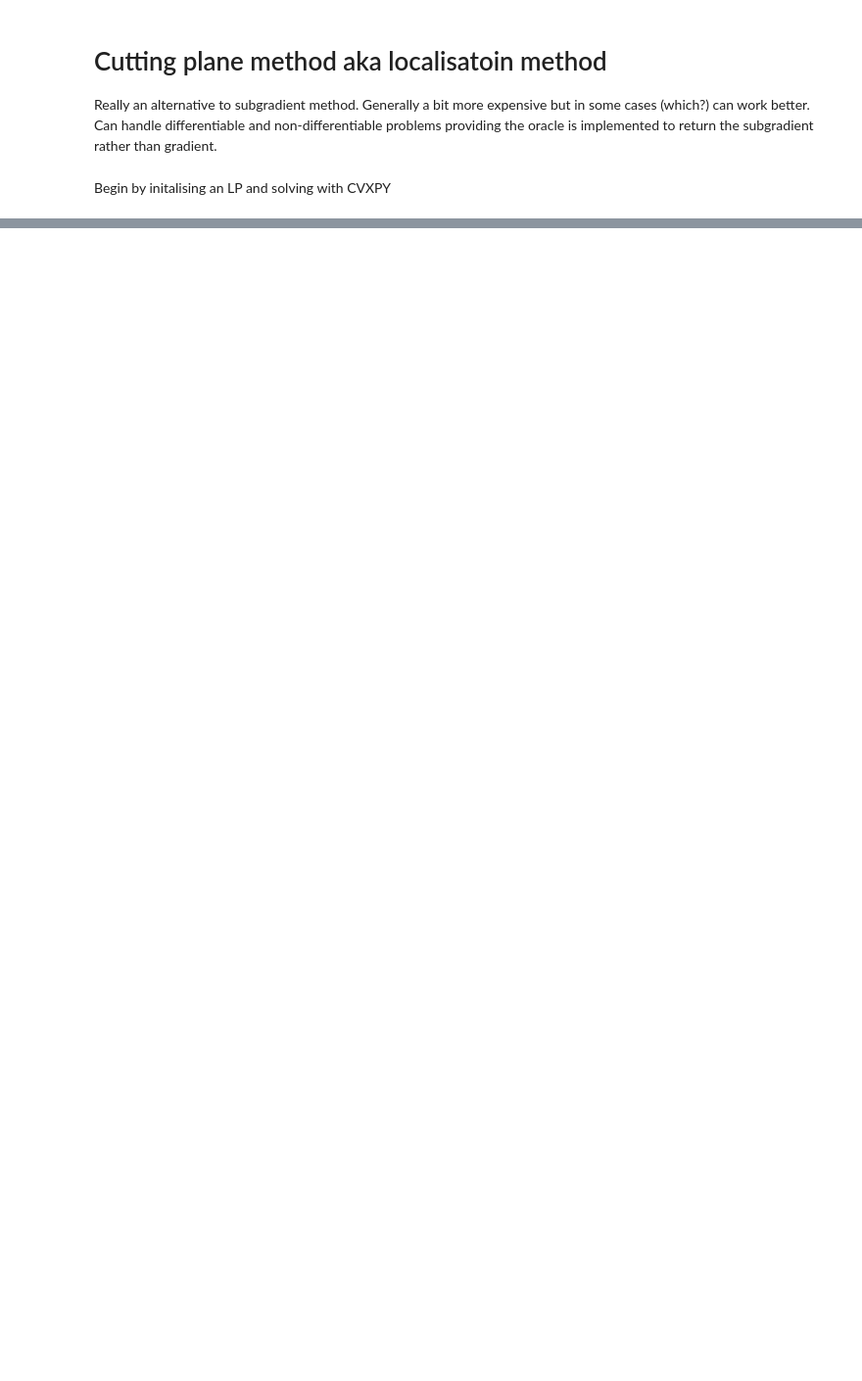
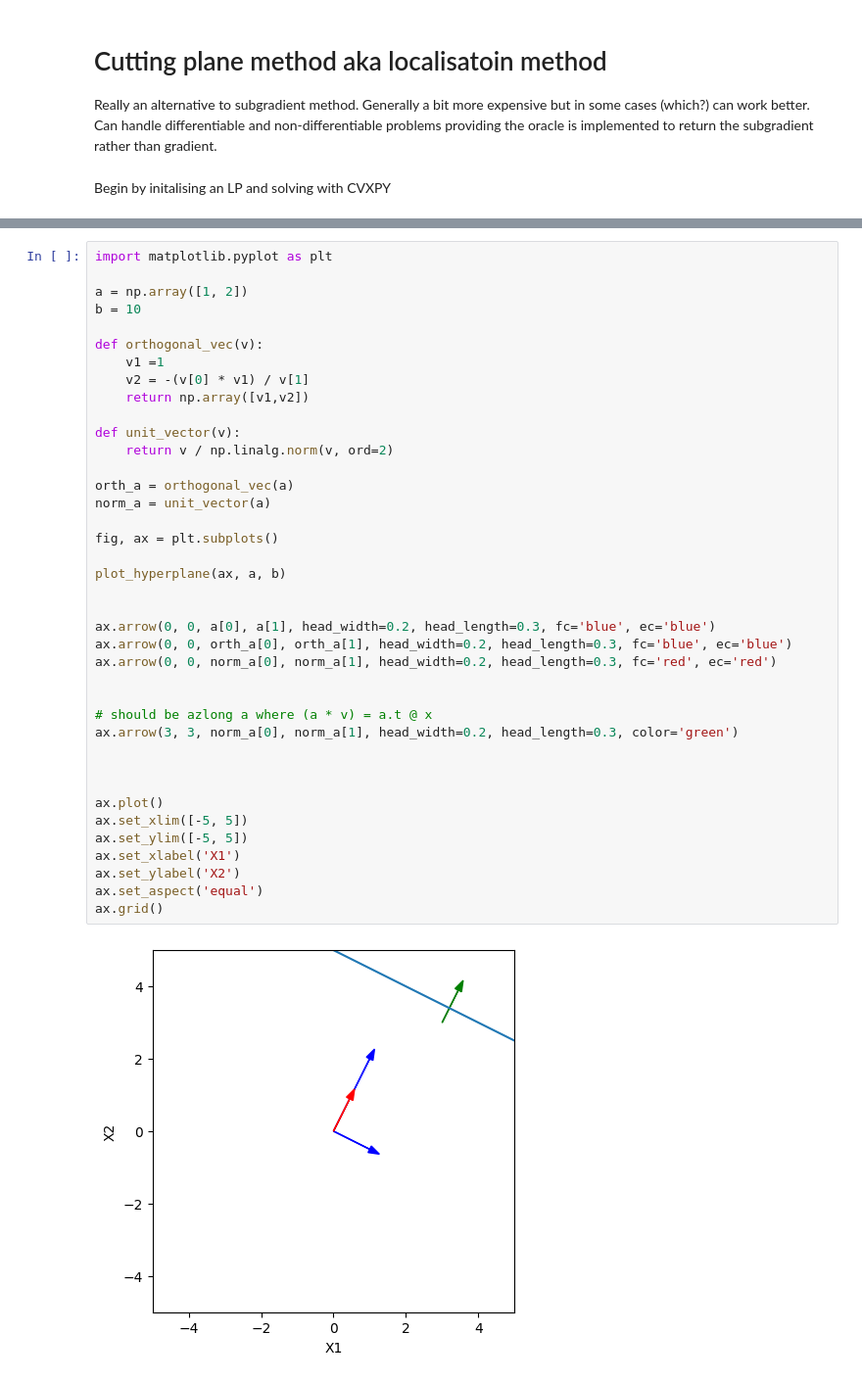
Before and after one commit to FergusCurrie/optimisation, a Jupyter notebook: notebooks/cutting-plane-method.ipynb, the cells around one changed output, grey strips where cells are left out. Shown at 98% size. Cells and saved outputs as stored; diff of their text form; blank space fills up the shorter version.

```diff
--- a/notebooks/cutting-plane-method.ipynb
+++ b/notebooks/cutting-plane-method.ipynb
@@ -107,0 +165,41 @@ You are trying to minimize a function that is concave.
+# %%
+import matplotlib.pyplot as plt
+
+a = np.array([1, 2])
+b = 10
+
+def orthogonal_vec(v):
+    v1 =1
+    v2 = -(v[0] * v1) / v[1]
+    return np.array([v1,v2])
+
+def unit_vector(v):
+    return v / np.linalg.norm(v, ord=2)
+
+orth_a = orthogonal_vec(a)
+norm_a = unit_vector(a)
+
+fig, ax = plt.subplots()
+
+plot_hyperplane(ax, a, b)
+
+
+ax.arrow(0, 0, a[0], a[1], head_width=0.2, head_length=0.3, fc='blue', ec='blue')
+ax.arrow(0, 0, orth_a[0], orth_a[1], head_width=0.2, head_length=0.3, fc='blue', ec='blue')
+ax.arrow(0, 0, norm_a[0], norm_a[1], head_width=0.2, head_length=0.3, fc='red', ec='red')
+
+
+# should be azlong a where (a * v) = a.t @ x
+ax.arrow(3, 3, norm_a[0], norm_a[1], head_width=0.2, head_length=0.3, color='green')
+
+
+
+ax.plot()
+ax.set_xlim([-5, 5])
+ax.set_ylim([-5, 5])
+ax.set_xlabel('X1')
+ax.set_ylabel('X2')
+ax.set_aspect('equal')
+ax.grid()
+# %% [output]
+[figure, added]
```
Also changed, not shown: parts of 13 cells of this notebook.
